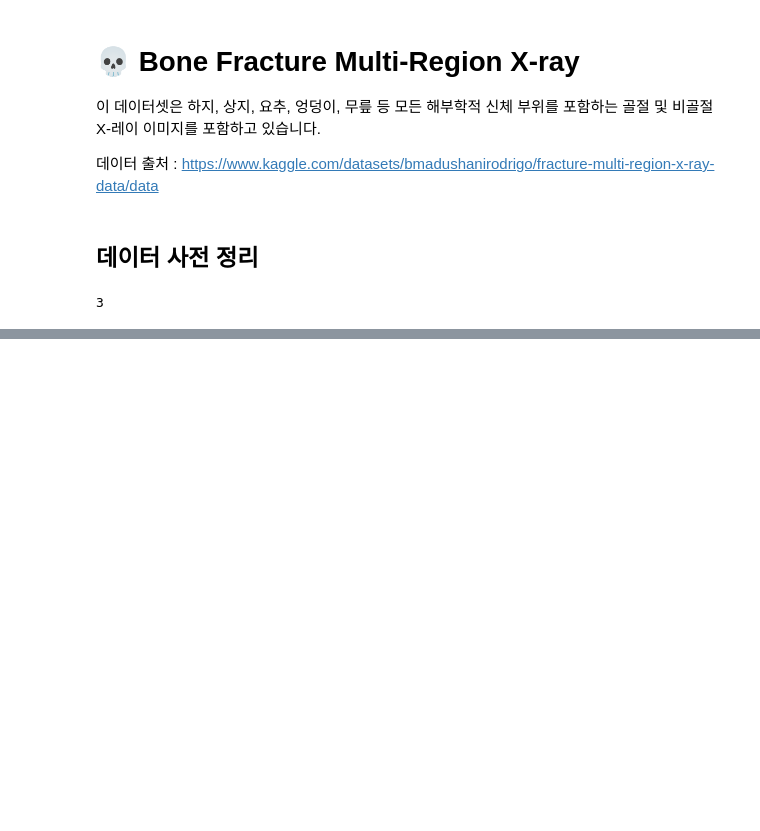
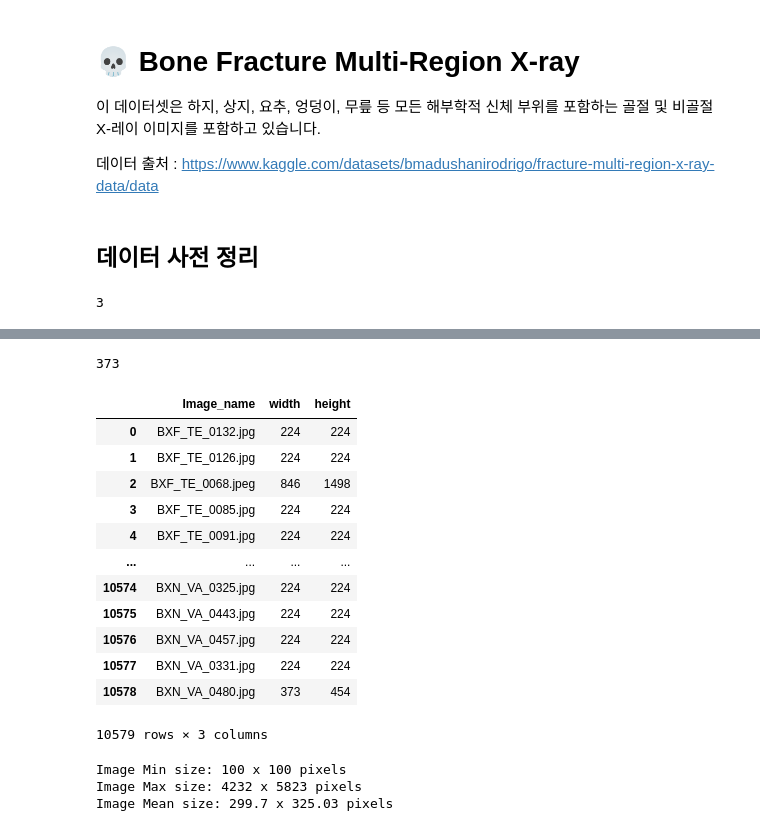
Before and after one commit to pauljo13/Bone-Fracture-Multi-Region-X-ray, a Jupyter notebook: BoneFracture.ipynb, the cells around one changed output, grey strips where cells are left out. Cells and saved outputs as stored; diff of their text form; code cells hidden in the pictures; blank space fills up the shorter version.

```diff
--- a/BoneFracture.ipynb
+++ b/BoneFracture.ipynb
@@ -163,0 +200,9 @@ show_random_images(BB_test_fr)
+# %%
+name_list = []
+
+for i in data_dir_list:
+    name_list.extend([file for file in os.listdir(i) if file.endswith((".png",".jpg",".jpeg"))])
+# %%
+df = pd.DataFrame()
+# %%
+df["Image_name"] = name_list
@@ -163,0 +225,50 @@ show_random_images(BB_test_fr)
+# %%
+def Image_sizes(name,wh): #(width : 0 , height : 1)
+    names = name.split("_")
+    if names[1] == "TE" and "F" in names[0]:
+        pro_dir = BB_test_fr
+    elif names[1] == "TE" and "N" in names[0]:
+        pro_dir = BB_test_nfr
+    elif names[1] == "TR" and "F" in names[0]:
+        pro_dir = BB_train_fr
+    elif names[1] == "TR" and "N" in names[0]:
+        pro_dir = BB_train_nfr
+    elif names[1] == "VA" and "F" in names[0]:
+        pro_dir = BB_val_fr
+    else:
+        pro_dir = BB_val_nfr
+
+    dir = pro_dir + "/" + name
+    image_size = get_image_size(dir)
+    return image_size[wh]
+# %%
+Image_sizes("BXN_VA_0480.jpg",0)
+# %% [output]
+373
+# %%
+df["width"] = df.Image_name.apply(lambda x : Image_sizes(x,0))
+df["height"] = df.Image_name.apply(lambda x : Image_sizes(x,1))
+df
+# %% [output]
+|  | Image_name | width | height |
+| 0 | BXF_TE_0132.jpg | 224 | 224 |
+| 1 | BXF_TE_0126.jpg | 224 | 224 |
+| 2 | BXF_TE_0068.jpeg | 846 | 1498 |
+| 3 | BXF_TE_0085.jpg | 224 | 224 |
+| 4 | BXF_TE_0091.jpg | 224 | 224 |
+| ... | ... | ... | ... |
+| 10574 | BXN_VA_0325.jpg | 224 | 224 |
+| 10575 | BXN_VA_0443.jpg | 224 | 224 |
+| 10576 | BXN_VA_0457.jpg | 224 | 224 |
+| 10577 | BXN_VA_0331.jpg | 224 | 224 |
+| 10578 | BXN_VA_0480.jpg | 373 | 454 |
+10579 rows × 3 columns
+# %%
+print(f'Image Min size: {min(df["width"])} x {min(df["height"])} pixels')
+print(f'Image Max size: {max(df["width"])} x {max(df["height"])} pixels')
+print(f'Image Mean size: {df["width"].mean().round(2)} x {df["height"].mean().round(2)} pixels')
+# 모든 이미지 사이즈를 100 x 100으로 축소해야한다.
+# %% [output]
+Image Min size: 100 x 100 pixels
+Image Max size: 4232 x 5823 pixels
+Image Mean size: 299.7 x 325.03 pixels
```
Also changed, not shown: parts of 7 cells of this notebook.
